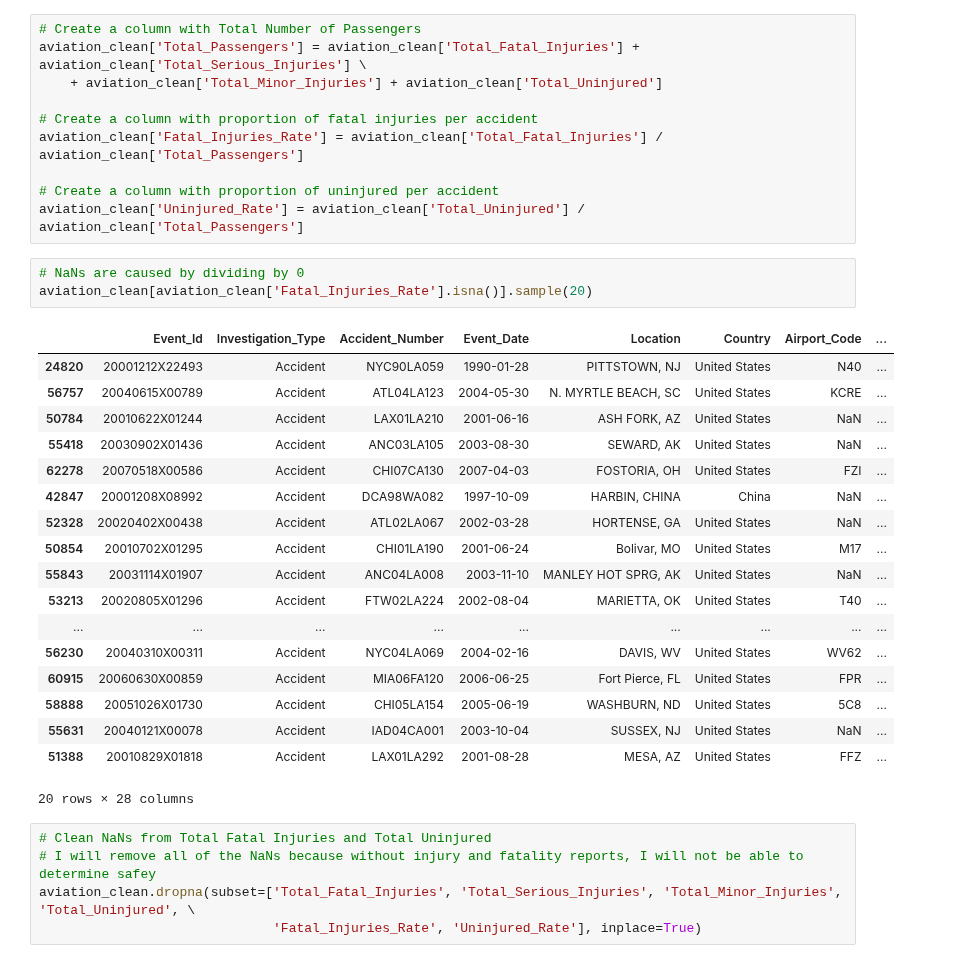
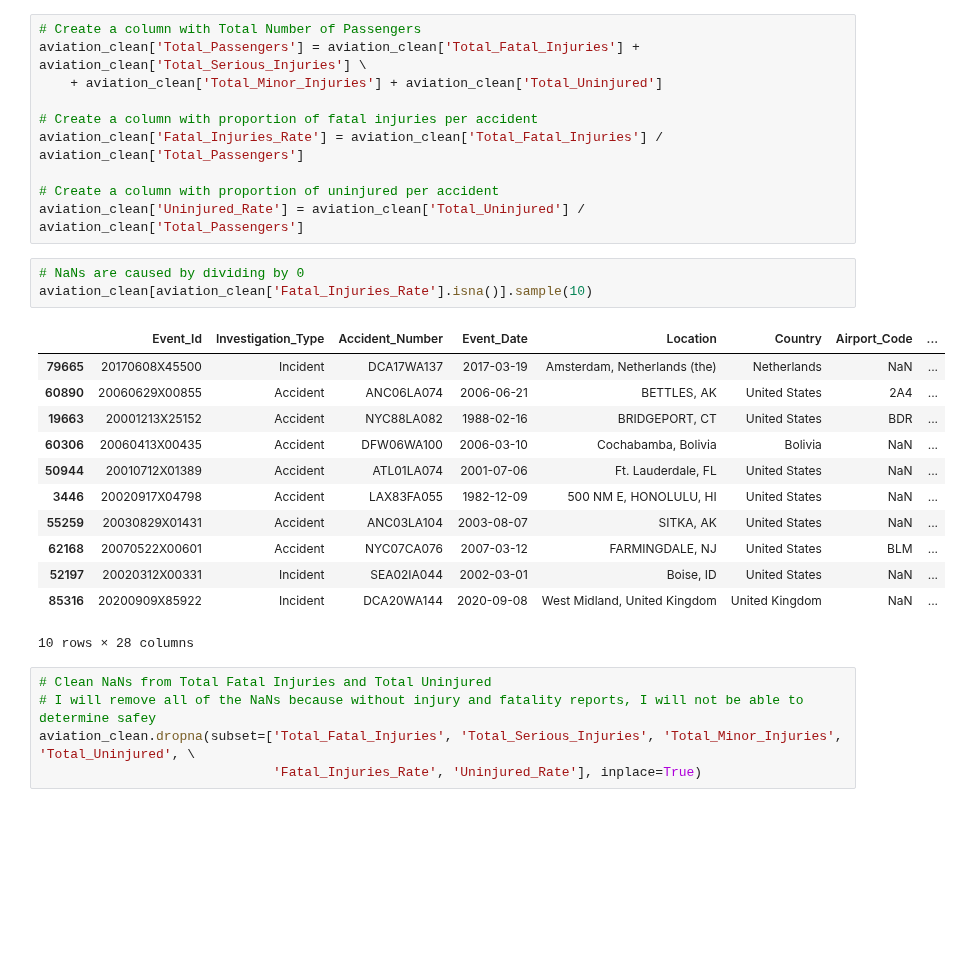
Before and after one commit to scarlettvalentin/aviation_project, a Jupyter notebook: notebook.ipynb, the cells around one changed output. Drawn from its saved outputs; the diff is of its cells as text; blank space fills up the shorter version.

```diff
--- a/notebook.ipynb
+++ b/notebook.ipynb
@@ -169,26 +151,20 @@ aviation_clean['Fatal_Injuries_Rate'] = aviation_clean['Total_Fatal_Injuries'] /
 aviation_clean['Uninjured_Rate'] = aviation_clean['Total_Uninjured'] / aviation_clean['Total_Passengers']
 # %%
 # NaNs are caused by dividing by 0
-aviation_clean[aviation_clean['Fatal_Injuries_Rate'].isna()].sample(20)
+aviation_clean[aviation_clean['Fatal_Injuries_Rate'].isna()].sample(10)
 # %% [output]
 |  | Event_Id | Investigation_Type | Accident_Number | Event_Date | Location | Country | Airport_Code | ... |
-| 24820 | 20001212X22493 | Accident | NYC90LA059 | 1990-01-28 | PITTSTOWN, NJ | United States | N40 | ... |
-| 56757 | 20040615X00789 | Accident | ATL04LA123 | 2004-05-30 | N. MYRTLE BEACH, SC | United States | KCRE | ... |
-| 50784 | 20010622X01244 | Accident | LAX01LA210 | 2001-06-16 | ASH FORK, AZ | United States | NaN | ... |
-| 55418 | 20030902X01436 | Accident | ANC03LA105 | 2003-08-30 | SEWARD, AK | United States | NaN | ... |
-| 62278 | 20070518X00586 | Accident | CHI07CA130 | 2007-04-03 | FOSTORIA, OH | United States | FZI | ... |
-| 42847 | 20001208X08992 | Accident | DCA98WA082 | 1997-10-09 | HARBIN, CHINA | China | NaN | ... |
-| 52328 | 20020402X00438 | Accident | ATL02LA067 | 2002-03-28 | HORTENSE, GA | United States | NaN | ... |
-| 50854 | 20010702X01295 | Accident | CHI01LA190 | 2001-06-24 | Bolivar, MO | United States | M17 | ... |
-| 55843 | 20031114X01907 | Accident | ANC04LA008 | 2003-11-10 | MANLEY HOT SPRG, AK | United States | NaN | ... |
-| 53213 | 20020805X01296 | Accident | FTW02LA224 | 2002-08-04 | MARIETTA, OK | United States | T40 | ... |
-| ... | ... | ... | ... | ... | ... | ... | ... | ... |
-| 56230 | 20040310X00311 | Accident | NYC04LA069 | 2004-02-16 | DAVIS, WV | United States | WV62 | ... |
-| 60915 | 20060630X00859 | Accident | MIA06FA120 | 2006-06-25 | Fort Pierce, FL | United States | FPR | ... |
-| 58888 | 20051026X01730 | Accident | CHI05LA154 | 2005-06-19 | WASHBURN, ND | United States | 5C8 | ... |
-| 55631 | 20040121X00078 | Accident | IAD04CA001 | 2003-10-04 | SUSSEX, NJ | United States | NaN | ... |
-| 51388 | 20010829X01818 | Accident | LAX01LA292 | 2001-08-28 | MESA, AZ | United States | FFZ | ... |
+| 79665 | 20170608X45500 | Incident | DCA17WA137 | 2017-03-19 | Amsterdam, Netherlands (the) | Netherlands | NaN | ... |
+| 60890 | 20060629X00855 | Accident | ANC06LA074 | 2006-06-21 | BETTLES, AK | United States | 2A4 | ... |
+| 19663 | 20001213X25152 | Accident | NYC88LA082 | 1988-02-16 | BRIDGEPORT, CT | United States | BDR | ... |
+| 60306 | 20060413X00435 | Accident | DFW06WA100 | 2006-03-10 | Cochabamba, Bolivia | Bolivia | NaN | ... |
+| 50944 | 20010712X01389 | Accident | ATL01LA074 | 2001-07-06 | Ft. Lauderdale, FL | United States | NaN | ... |
+| 3446 | 20020917X04798 | Accident | LAX83FA055 | 1982-12-09 | 500 NM E, HONOLULU, HI | United States | NaN | ... |
+| 55259 | 20030829X01431 | Accident | ANC03LA104 | 2003-08-07 | SITKA, AK | United States | NaN | ... |
+| 62168 | 20070522X00601 | Accident | NYC07CA076 | 2007-03-12 | FARMINGDALE, NJ | United States | BLM | ... |
+| 52197 | 20020312X00331 | Incident | SEA02IA044 | 2002-03-01 | Boise, ID | United States | NaN | ... |
+| 85316 | 20200909X85922 | Incident | DCA20WA144 | 2020-09-08 | West Midland, United Kingdom | United Kingdom | NaN | ... |
-20 rows × 28 columns
+10 rows × 28 columns
 # %%
 # Clean NaNs from Total Fatal Injuries and Total Uninjured
 # I will remove all of the NaNs because without injury and fatality reports, I will not be able to determine safey
```
Also changed, not shown: parts of 12 cells of this notebook, 3 other files.
